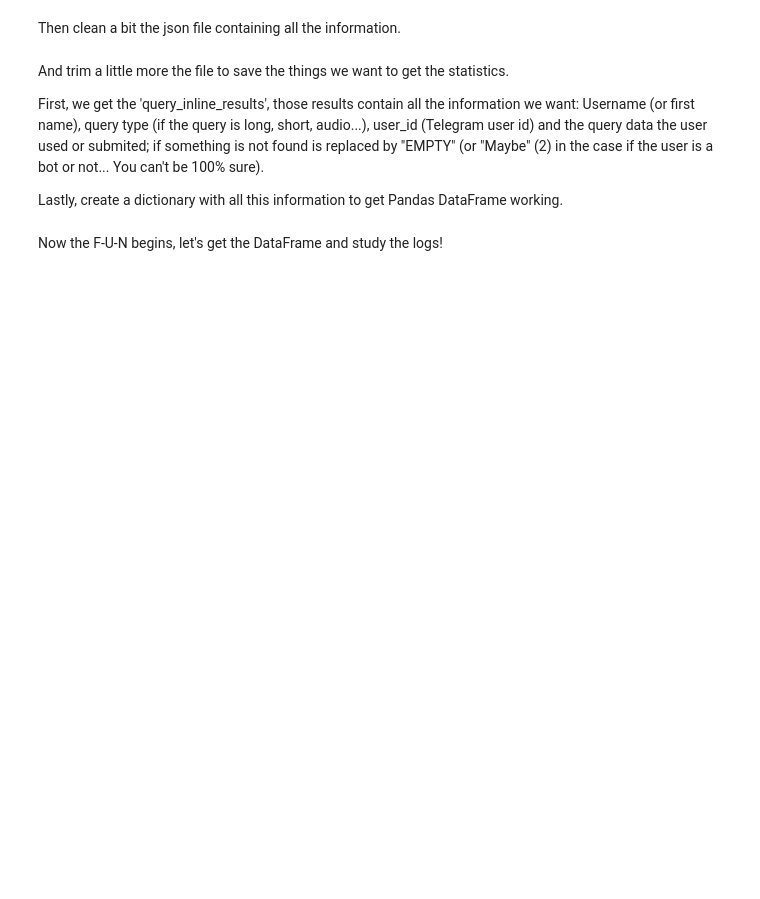
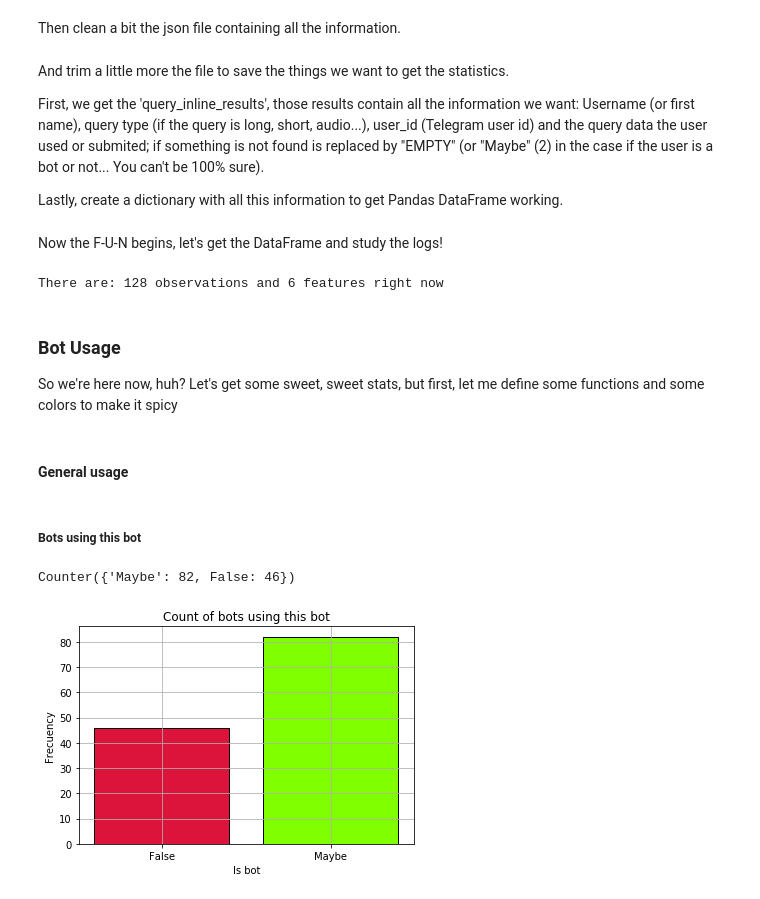
Before and after one commit to agvergara/Exploratory_Data_Analysis_Bot, a Jupyter notebook: cunhaobot_stats.ipynb, the cells around one changed output. Cells and saved outputs as stored; diff of their text form; code cells hidden in the pictures; blank space fills up the shorter version.

```diff
--- a/cunhaobot_stats.ipynb
+++ b/cunhaobot_stats.ipynb
@@ -12,8 +40,10 @@ import json
 Then clean a bit the json file containing all the information.
 # %%
 results = []
-filename = 'bq-results-20190624-222826-z9jyo1950ix9.json'
-with open(filename, encoding='latin-1') as f:
+path = '/content/drive/My Drive/data_bot/bq-results-20190624-222826-z9jyo1950ix9.json'
+# To use it locally
+#path = 'bq-results-20190624-222826-z9jyo1950ix9.json'
+with open(path, encoding='latin-1') as f:
     for line in f.read().strip().split("\n"):
         results.append(json.loads(line)['textPayload'])
 
@@ -83,24 +112,14 @@ for tuple_query in list_queries:
         id_user += 1
 # %% [markdown]
 Now the F-U-N begins, let's get the DataFrame and study the logs!
-# %%
-dataframe_logs = pd.DataFrame(query_dict).transpose()
-num_observations = len(dataframe_logs.index)
-num_features = len(dataframe_logs.columns)
-
-print("There are: {} observations and {} features right now".format(num_observations, num_features))
-
-fig, ax = plt.subplots()
-N, bins, patches = ax.hist(x=dataframe_logs["is_bot"], edgecolor='black', linewidth=2)
-plt.ylabel("Frecuency")
-plt.xlabel("Is bot")
-plt.grid()
-for idx in range(0,3): patches[idx].set_facecolor('crimson')
-for idx in range(3,7): patches[idx].set_facecolor('aqua')
-for idx in range(7,len(patches)): patches[idx].set_facecolor('chartreuse')
-true_data = mpatches.Patch(color='aqua', label='True')
-false_data = mpatches.Patch(color='crimson', label='False')
-maybe_data = mpatches.Patch(color='chartreuse', label='Maybe')
-plt.legend(handles=[false_data, true_data, maybe_data], loc='upper left')
-plt.title("Count of bots using this bot")
-plt.show()
+# %%
+dataframe_logs = pd.DataFrame(query_dict).transpose()
+num_observations = len(dataframe_logs.index)
+num_features = len(dataframe_logs.columns)
+
+print("There are: {} observations and {} features right now".format(num_observations, num_features))
+# %% [output]
+There are: 128 observations and 6 features right now
+# %% [markdown]
+### Bot Usage
+So we're here now, huh? Let's get some sweet, sweet stats, but first, let me define some functions and some colors to make it spicy
@@ -106,0 +195,12 @@ plt.show()
+# %% [markdown]
+#### General usage
+# %% [markdown]
+##### Bots using this bot
+# %%
+xlabel = "Is bot"
+ylabel = "Frecuency"
+title = "Count of bots using this bot"
+print_bars_graph(dataframe_logs["is_bot"], colors, xlabel, ylabel, title)
+# %% [output]
+Counter({'Maybe': 82, False: 46})
+[figure, added]
```
Also changed, not shown: parts of 16 cells of this notebook.
